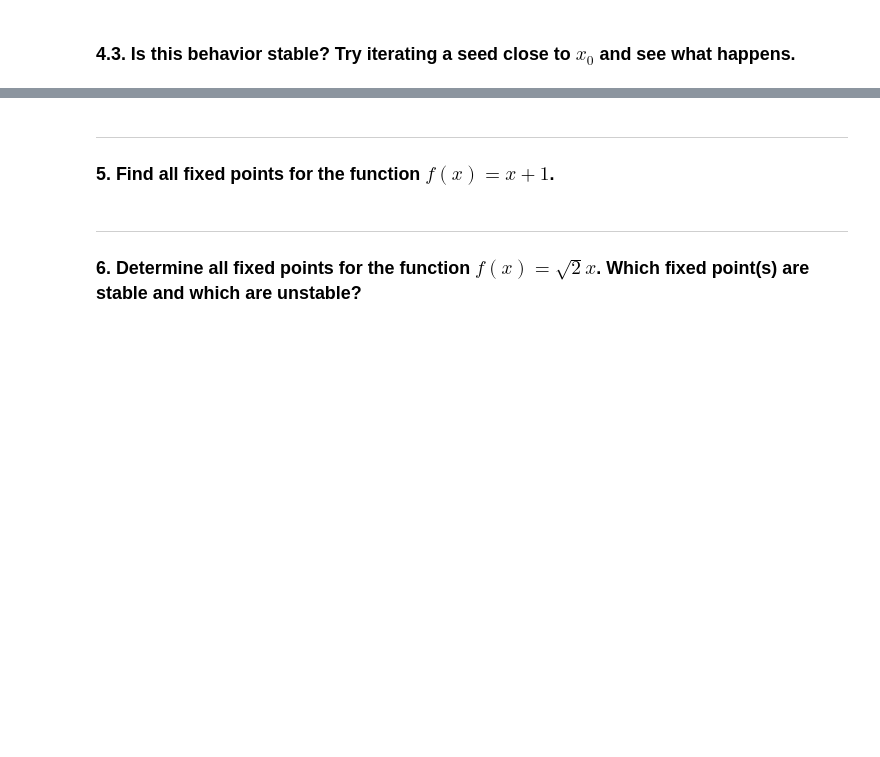
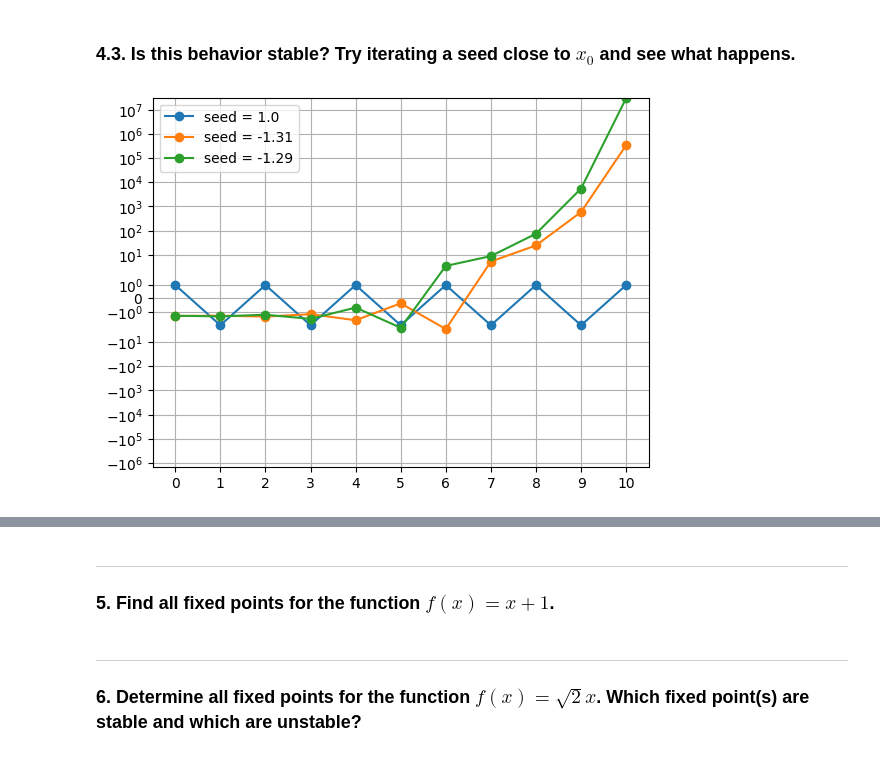
Before and after one commit to epsilonxe/RMUTT_09114330, a Jupyter notebook: materials/solutions/workshop_01.ipynb, the cells around one changed output, grey strips where cells are left out. Cells and saved outputs as stored; diff of their text form; code cells hidden in the pictures; blank space fills up the shorter version.

```diff
--- a/materials/solutions/workshop_01.ipynb
+++ b/materials/solutions/workshop_01.ipynb
@@ -145,2 +248,6 @@ plt.arrow(-1, 0, 0.5, 0,
 # %% [markdown]
 ### 4.3. Is this behavior stable? Try iterating a seed close to $x_0$ and see what happens.
+# %%
+traj_plot(g, seeds=[1.0, -1.31, -1.29], num=10, yscale='symlog')
+# %% [output]
+[figure, added]
```
Also changed, not shown: parts of 12 cells of this notebook.
